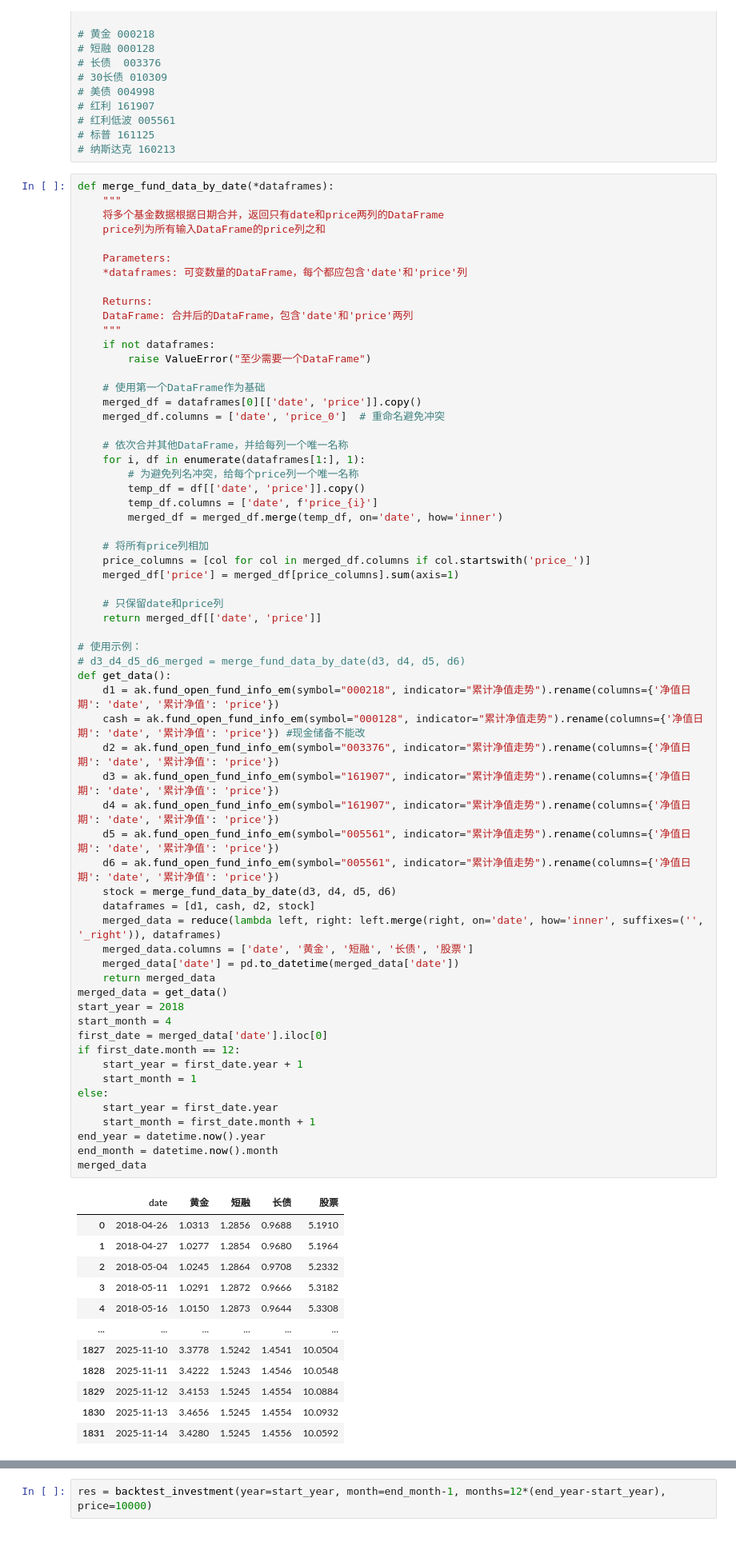
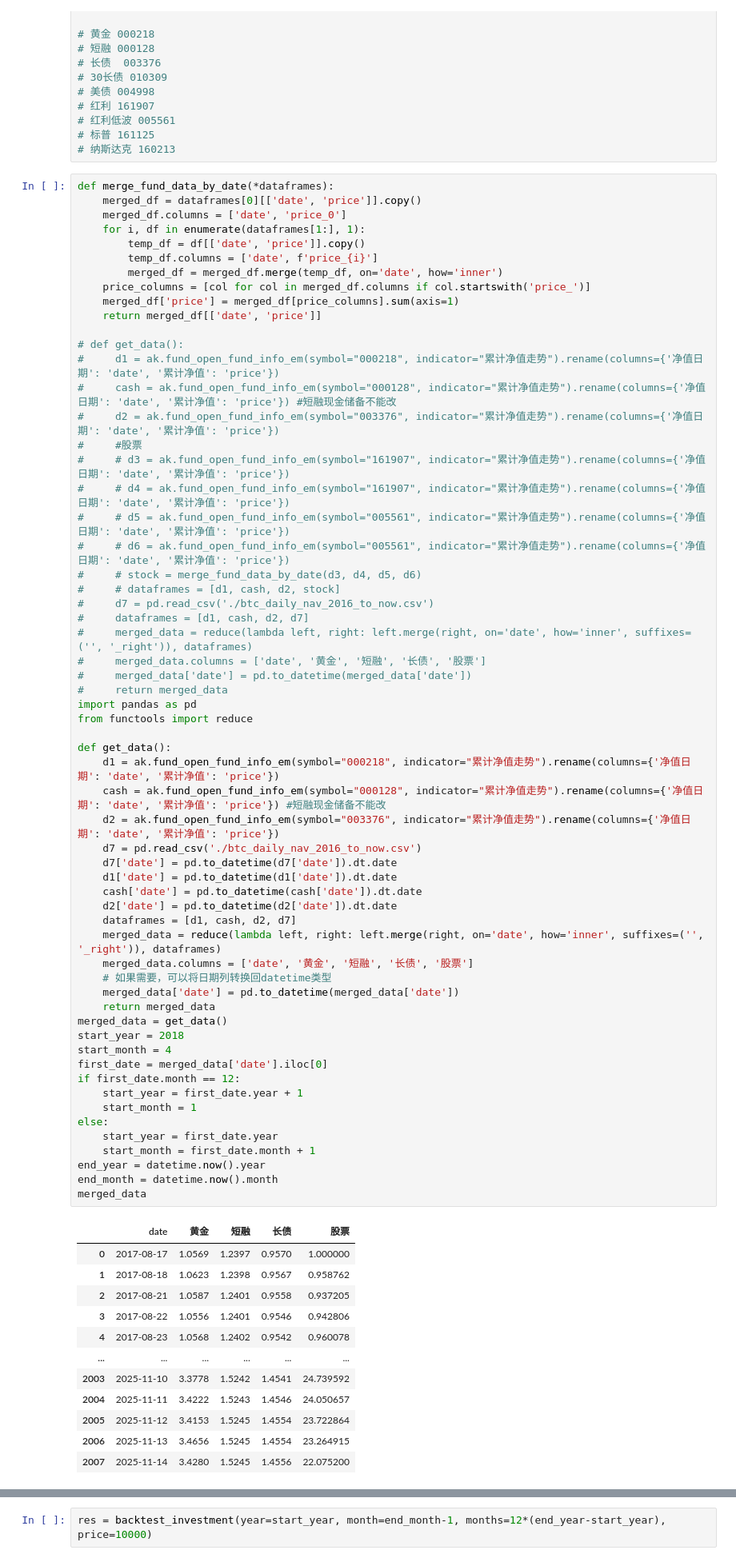
Before and after one commit to 255-1/stock_analyze, a Jupyter notebook: month_scipt.ipynb, the cells around one changed output, grey strips where cells are left out. Shown at 80% size. Drawn from its saved outputs; the diff is of its cells as text.

```diff
--- a/month_scipt.ipynb
+++ b/month_scipt.ipynb
@@ -19,76 +19,74 @@ plt.rcParams['axes.unicode_minus'] = False  # 正常显示负号
 # 纳斯达克 160213
 # %%
 def merge_fund_data_by_date(*dataframes):
-    """
-    将多个基金数据根据日期合并，返回只有date和price两列的DataFrame
-    price列为所有输入DataFrame的price列之和
-
-    Parameters:
-    *dataframes: 可变数量的DataFrame，每个都应包含'date'和'price'列
-
-    Returns:
-    DataFrame: 合并后的DataFrame，包含'date'和'price'两列
-    """
-    if not dataframes:
-        raise ValueError("至少需要一个DataFrame")
-
-    # 使用第一个DataFrame作为基础
     merged_df = dataframes[0][['date', 'price']].copy()
-    merged_df.columns = ['date', 'price_0']  # 重命名避免冲突
-
-    # 依次合并其他DataFrame，并给每列一个唯一名称
+    merged_df.columns = ['date', 'price_0']
     for i, df in enumerate(dataframes[1:], 1):
-        # 为避免列名冲突，给每个price列一个唯一名称
         temp_df = df[['date', 'price']].copy()
         temp_df.columns = ['date', f'price_{i}']
         merged_df = merged_df.merge(temp_df, on='date', how='inner')
-
-    # 将所有price列相加
     price_columns = [col for col in merged_df.columns if col.startswith('price_')]
     merged_df['price'] = merged_df[price_columns].sum(axis=1)
-
-    # 只保留date和price列
     return merged_df[['date', 'price']]
 
-# 使用示例：
-# d3_d4_d5_d6_merged = merge_fund_data_by_date(d3, d4, d5, d6)
+# def get_data():
+#     d1 = ak.fund_open_fund_info_em(symbol="000218", indicator="累计净值走势").rename(columns={'净值日期': 'date', '累计净值': 'price'})
+#     cash = ak.fund_open_fund_info_em(symbol="000128", indicator="累计净值走势").rename(columns={'净值日期': 'date', '累计净值': 'price'}) #短融现金储备不能改
+#     d2 = ak.fund_open_fund_info_em(symbol="003376", indicator="累计净值走势").rename(columns={'净值日期': 'date', '累计净值': 'price'})
+#     #股票
+#     # d3 = ak.fund_open_fund_info_em(symbol="161907", indicator="累计净值走势").rename(columns={'净值日期': 'date', '累计净值': 'price'})
+#     # d4 = ak.fund_open_fund_info_em(symbol="161907", indicator="累计净值走势").rename(columns={'净值日期': 'date', '累计净值': 'price'})
+#     # d5 = ak.fund_open_fund_info_em(symbol="005561", indicator="累计净值走势").rename(columns={'净值日期': 'date', '累计净值': 'price'})
+#     # d6 = ak.fund_open_fund_info_em(symbol="005561", indicator="累计净值走势").rename(columns={'净值日期': 'date', '累计净值': 'price'})
+#     # stock = merge_fund_data_by_date(d3, d4, d5, d6)
+#     # dataframes = [d1, cash, d2, stock]
+#     d7 = pd.read_csv('./btc_daily_nav_2016_to_now.csv')
+#     dataframes = [d1, cash, d2, d7]
+#     merged_data = reduce(lambda left, right: left.merge(right, on='date', how='inner', suffixes=('', '_right')), dataframes)
+#     merged_data.columns = ['date', '黄金', '短融', '长债', '股票']
+#     merged_data['date'] = pd.to_datetime(merged_data['date'])
+#     return merged_data
+import pandas as pd
+from functools import reduce
+
 def get_data():
     d1 = ak.fund_open_fund_info_em(symbol="000218", indicator="累计净值走势").rename(columns={'净值日期': 'date', '累计净值': 'price'})
-    cash = ak.fund_open_fund_info_em(symbol="000128", indicator="累计净值走势").rename(columns={'净值日期': 'date', '累计净值': 'price'}) #现金储备不能改
+    cash = ak.fund_open_fund_info_em(symbol="000128", indicator="累计净值走势").rename(columns={'净值日期': 'date', '累计净值': 'price'}) #短融现金储备不能改
     d2 = ak.fund_open_fund_info_em(symbol="003376", indicator="累计净值走势").rename(columns={'净值日期': 'date', '累计净值': 'price'})
-    d3 = ak.fund_open_fund_info_em(symbol="161907", indicator="累计净值走势").rename(columns={'净值日期': 'date', '累计净值': 'price'})
-    d4 = ak.fund_open_fund_info_em(symbol="161907", indicator="累计净值走势").rename(columns={'净值日期': 'date', '累计净值': 'price'})
-    d5 = ak.fund_open_fund_info_em(symbol="005561", indicator="累计净值走势").rename(columns={'净值日期': 'date', '累计净值': 'price'})
-    d6 = ak.fund_open_fund_info_em(symbol="005561", indicator="累计净值走势").rename(columns={'净值日期': 'date', '累计净值': 'price'})
-    stock = merge_fund_data_by_date(d3, d4, d5, d6)
-    dataframes = [d1, cash, d2, stock]
+    d7 = pd.read_csv('./btc_daily_nav_2016_to_now.csv')
+    d7['date'] = pd.to_datetime(d7['date']).dt.date
+    d1['date'] = pd.to_datetime(d1['date']).dt.date
+    cash['date'] = pd.to_datetime(cash['date']).dt.date
+    d2['date'] = pd.to_datetime(d2['date']).dt.date
+    dataframes = [d1, cash, d2, d7]
     merged_data = reduce(lambda left, right: left.merge(right, on='date', how='inner', suffixes=('', '_right')), dataframes)
     merged_data.columns = ['date', '黄金', '短融', '长债', '股票']
+    # 如果需要，可以将日期列转换回datetime类型
     merged_data['date'] = pd.to_datetime(merged_data['date'])
     return merged_data
 merged_data = get_data()
 start_year = 2018
 start_month = 4
 first_date = merged_data['date'].iloc[0]
 if first_date.month == 12:
     start_year = first_date.year + 1
     start_month = 1
 else:
     start_year = first_date.year
     start_month = first_date.month + 1
 end_year = datetime.now().year
 end_month = datetime.now().month
 merged_data
 # %% [output]
 |  | date | 黄金 | 短融 | 长债 | 股票 |
-| 0 | 2018-04-26 | 1.0313 | 1.2856 | 0.9688 | 5.1910 |
-| 1 | 2018-04-27 | 1.0277 | 1.2854 | 0.9680 | 5.1964 |
-| 2 | 2018-05-04 | 1.0245 | 1.2864 | 0.9708 | 5.2332 |
-| 3 | 2018-05-11 | 1.0291 | 1.2872 | 0.9666 | 5.3182 |
-| 4 | 2018-05-16 | 1.0150 | 1.2873 | 0.9644 | 5.3308 |
+| 0 | 2017-08-17 | 1.0569 | 1.2397 | 0.9570 | 1.000000 |
+| 1 | 2017-08-18 | 1.0623 | 1.2398 | 0.9567 | 0.958762 |
+| 2 | 2017-08-21 | 1.0587 | 1.2401 | 0.9558 | 0.937205 |
+| 3 | 2017-08-22 | 1.0556 | 1.2401 | 0.9546 | 0.942806 |
+| 4 | 2017-08-23 | 1.0568 | 1.2402 | 0.9542 | 0.960078 |
 | ... | ... | ... | ... | ... | ... |
-| 1827 | 2025-11-10 | 3.3778 | 1.5242 | 1.4541 | 10.0504 |
-| 1828 | 2025-11-11 | 3.4222 | 1.5243 | 1.4546 | 10.0548 |
-| 1829 | 2025-11-12 | 3.4153 | 1.5245 | 1.4554 | 10.0884 |
-| 1830 | 2025-11-13 | 3.4656 | 1.5245 | 1.4554 | 10.0932 |
-| 1831 | 2025-11-14 | 3.4280 | 1.5245 | 1.4556 | 10.0592 |
+| 2003 | 2025-11-10 | 3.3778 | 1.5242 | 1.4541 | 24.739592 |
+| 2004 | 2025-11-11 | 3.4222 | 1.5243 | 1.4546 | 24.050657 |
+| 2005 | 2025-11-12 | 3.4153 | 1.5245 | 1.4554 | 23.722864 |
+| 2006 | 2025-11-13 | 3.4656 | 1.5245 | 1.4554 | 23.264915 |
+| 2007 | 2025-11-14 | 3.4280 | 1.5245 | 1.4556 | 22.075200 |
```
Also changed, not shown: parts of 4 cells of this notebook, 2 other files.
